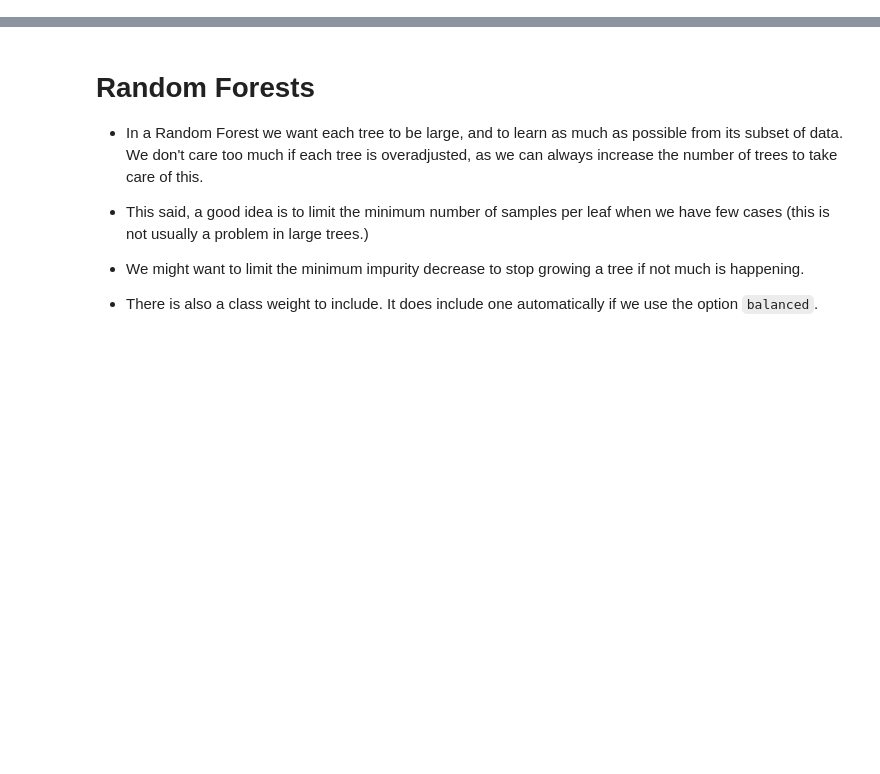
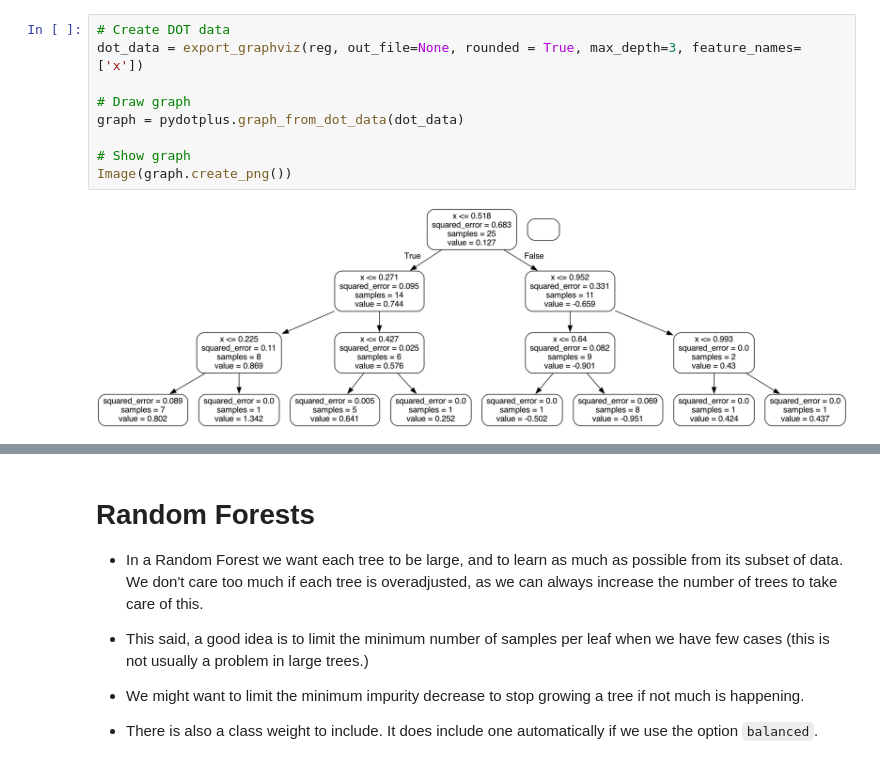
Before and after one commit to bochendong/DS3000_final_review, a Jupyter notebook: 5. Trees/trees.ipynb, the cells around one changed output, grey strips where cells are left out. Saved outputs shown, nothing was run; the diff lists cells and outputs as text; blank space fills up the shorter version.

```diff
--- a/5. Trees/trees.ipynb
+++ b/5. Trees/trees.ipynb
@@ -14,0 +37,11 @@ seed = 0
+# %%
+# Create DOT data
+dot_data = export_graphviz(reg, out_file=None, rounded = True, max_depth=3, feature_names=['x'])
+
+# Draw graph
+graph = pydotplus.graph_from_dot_data(dot_data)
+
+# Show graph
+Image(graph.create_png())
+# %% [output]
+[figure, added]
```
Also changed, not shown: parts of 6 cells of this notebook, 19 other files.
